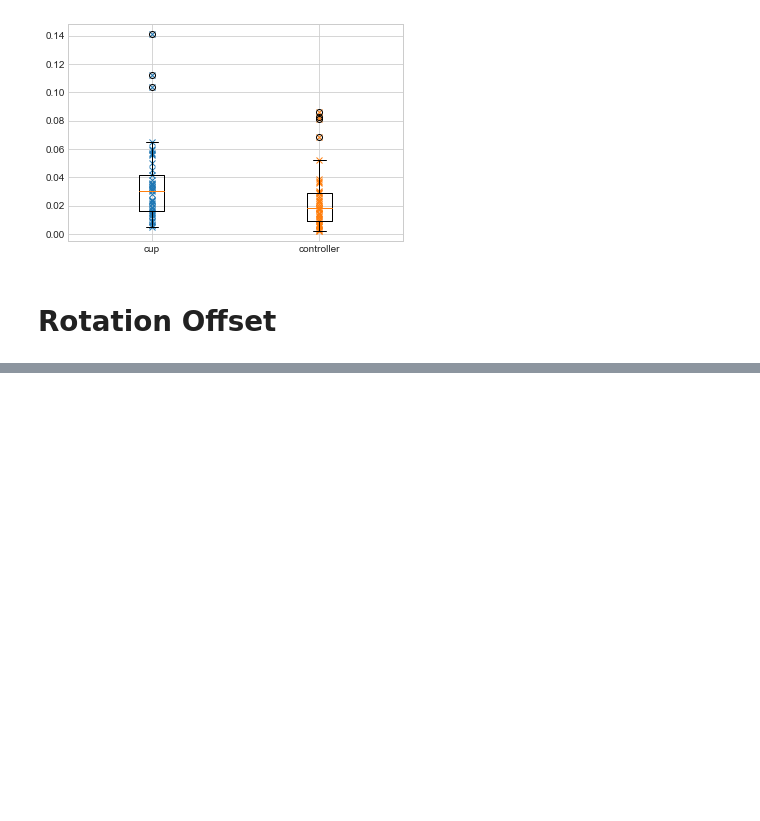
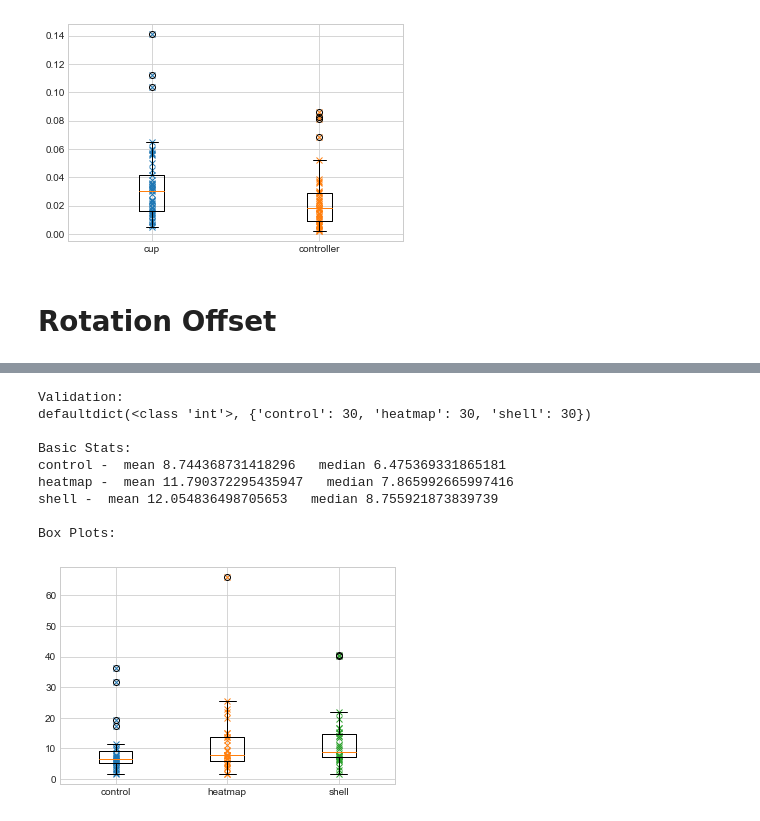
Before and after one commit to DavidMChan/FlatWorld, a Jupyter notebook: scripts/Error Analysis.ipynb, the cells around one changed output, grey strips where cells are left out. Saved outputs shown, nothing was run; the diff lists cells and outputs as text; code cells hidden in the pictures; blank space fills up the shorter version.

```diff
--- a/scripts/Error Analysis.ipynb
+++ b/scripts/Error Analysis.ipynb
@@ -616,0 +709,13 @@ Box Plots:
+# %%
+plot_by_key(data, 'object_rep')
+# %% [output]
+Validation:
+defaultdict(<class 'int'>, {'control': 30, 'heatmap': 30, 'shell': 30})
+
+Basic Stats:
+control -  mean 8.744368731418296   median 6.475369331865181
+heatmap -  mean 11.790372295435947   median 7.865992665997416
+shell -  mean 12.054836498705653   median 8.755921873839739
+
+Box Plots:
+[figure, added]
```
Also changed, not shown: parts of 9 cells of this notebook.
